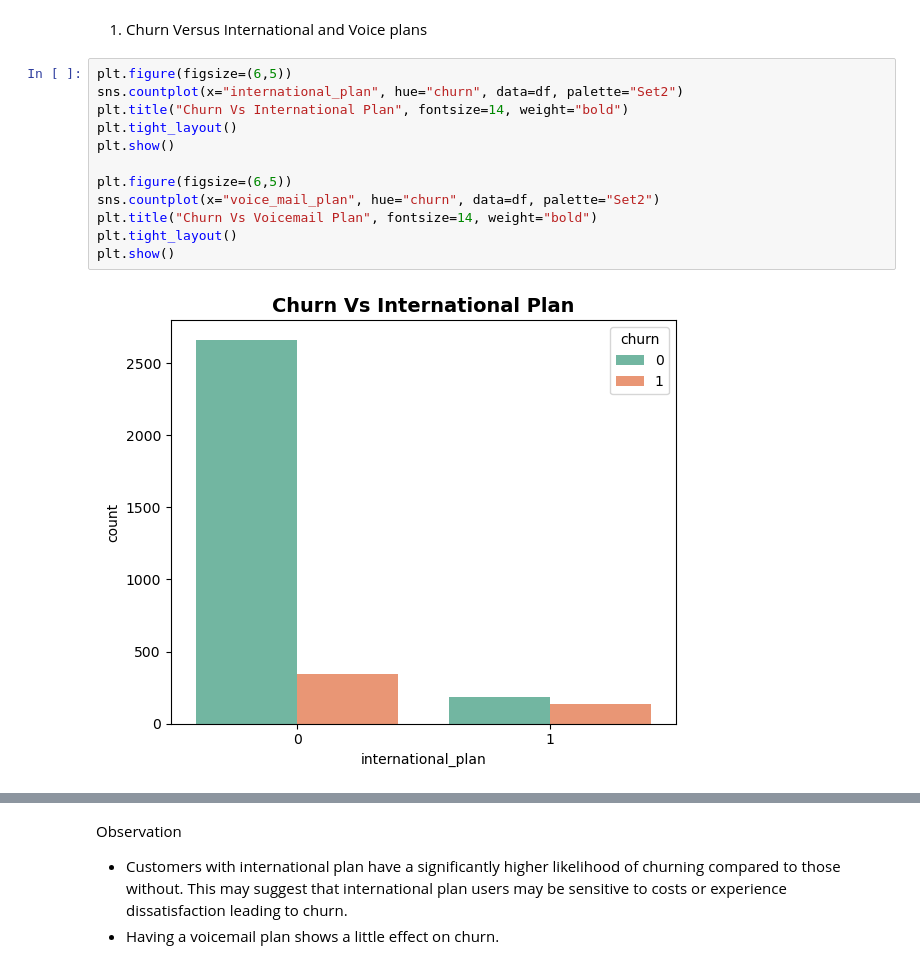
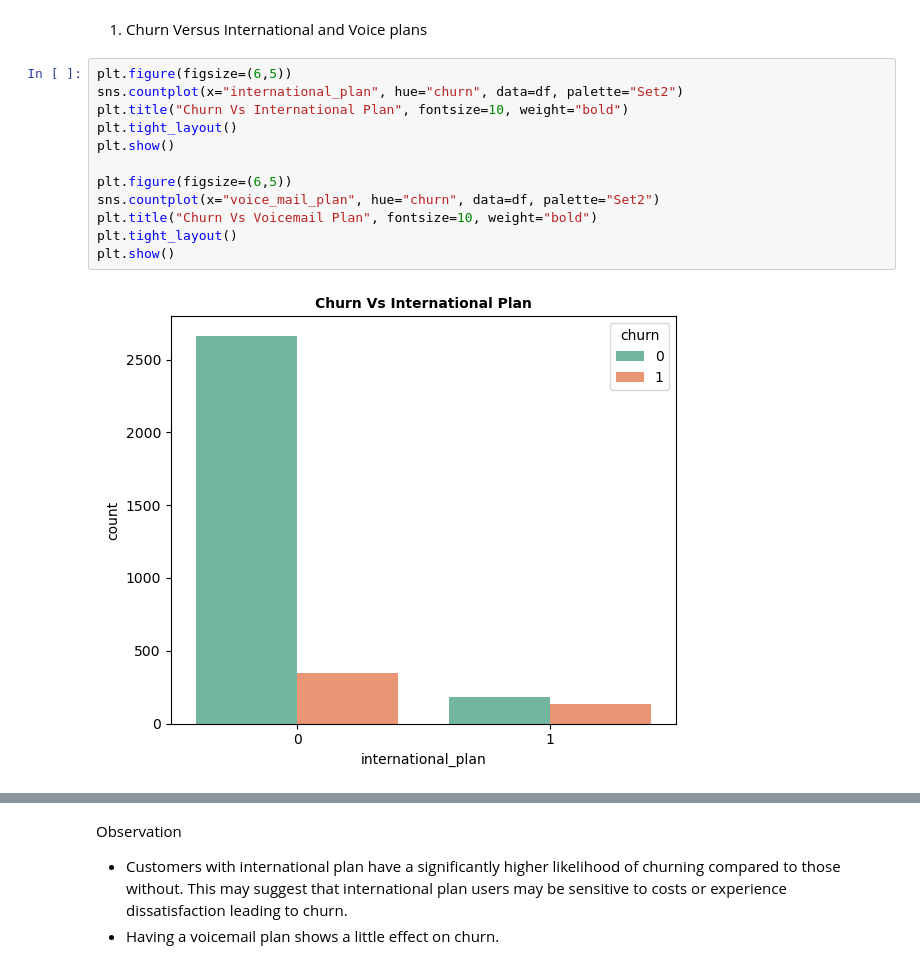
Before and after one commit to Mercykirwa25/End_Phase_3_Project, a Jupyter notebook: Churn_dataset.ipynb, the cells around one changed output, grey strips where cells are left out. Drawn from its saved outputs; the diff is of its cells as text.

```diff
--- a/Churn_dataset.ipynb
+++ b/Churn_dataset.ipynb
@@ -478,14 +480,14 @@ We will focus on the following key bivariate relationship in our telecom dataset
 # %%
 plt.figure(figsize=(6,5))
 sns.countplot(x="international_plan", hue="churn", data=df, palette="Set2")
-plt.title("Churn Vs International Plan", fontsize=14, weight="bold")
+plt.title("Churn Vs International Plan", fontsize=10, weight="bold")
 plt.tight_layout()
 plt.show()
 
 plt.figure(figsize=(6,5))
 sns.countplot(x="voice_mail_plan", hue="churn", data=df, palette="Set2")
-plt.title("Churn Vs Voicemail Plan", fontsize=14, weight="bold")
+plt.title("Churn Vs Voicemail Plan", fontsize=10, weight="bold")
 plt.tight_layout()
 plt.show()
 # %% [output]
-[figure, old version]
+[figure, new version]
```
Also changed, not shown: parts of 17 cells of this notebook.
